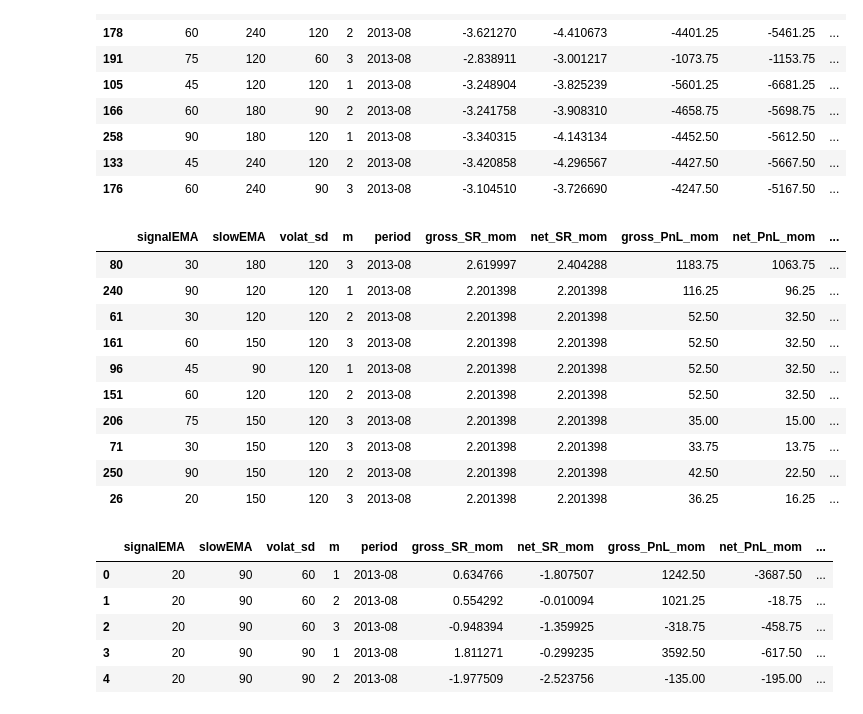
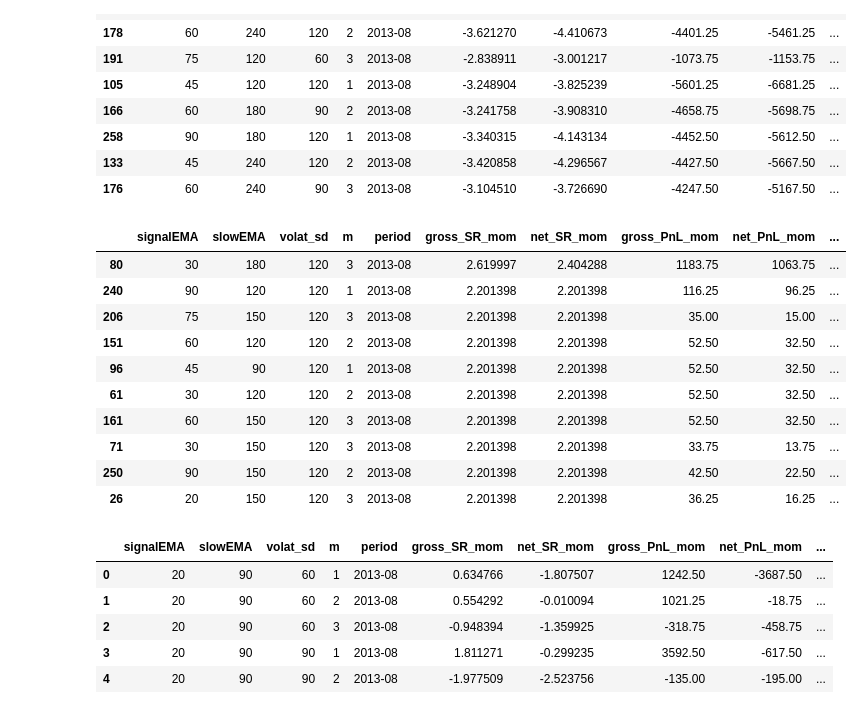
Before and after one commit to Shahahaha11/HFT-WNE, a Jupyter notebook: 07/HFD_07.ipynb, the cells around one changed output. Saved outputs shown, nothing was run; the diff lists cells and outputs as text; code cells hidden in the pictures.

```diff
--- a/07/HFD_07.ipynb
+++ b/07/HFD_07.ipynb
@@ -136,8 +131,7 @@ pos_flat = np.zeros(len(E6))
 # Of course, we also do not trade during the break (17:00-18:00)
 
 # Let's create a time mask based on the E6 index
-breaks = (E6.index.time >= pd.to_datetime("16:46").time()) & \
-          (E6.index.time <= pd.to_datetime("18:15").time())
+breaks = (E6.index.time >= pd.to_datetime("16:46").time()) & (E6.index.time <= pd.to_datetime("18:15").time())
 
 # Assign 1 to pos_flat where the breaks mask is True
 pos_flat[breaks] = 1
@@ -488,18 +476,16 @@ summary_all_breakout.sort_values(by = 'net_SR_mr',
 | 176 | 60 | 240 | 90 | 3 | 2013-08 | -3.104510 | -3.726690 | -4247.50 | -5167.50 | ... |
 # %%
 # the same for momentum
-
-summary_all_breakout.sort_values(by = 'net_SR_mom',
-                                 ascending = False).head(10)
+summary_all_breakout.sort_values(by = 'net_SR_mom', ascending = False).head(10)
 # %% [output]
 |  | signalEMA | slowEMA | volat_sd | m | period | gross_SR_mom | net_SR_mom | gross_PnL_mom | net_PnL_mom | ... |
 | 80 | 30 | 180 | 120 | 3 | 2013-08 | 2.619997 | 2.404288 | 1183.75 | 1063.75 | ... |
 | 240 | 90 | 120 | 120 | 1 | 2013-08 | 2.201398 | 2.201398 | 116.25 | 96.25 | ... |
+| 206 | 75 | 150 | 120 | 3 | 2013-08 | 2.201398 | 2.201398 | 35.00 | 15.00 | ... |
+| 151 | 60 | 120 | 120 | 2 | 2013-08 | 2.201398 | 2.201398 | 52.50 | 32.50 | ... |
+| 96 | 45 | 90 | 120 | 1 | 2013-08 | 2.201398 | 2.201398 | 52.50 | 32.50 | ... |
 | 61 | 30 | 120 | 120 | 2 | 2013-08 | 2.201398 | 2.201398 | 52.50 | 32.50 | ... |
 | 161 | 60 | 150 | 120 | 3 | 2013-08 | 2.201398 | 2.201398 | 52.50 | 32.50 | ... |
-| 96 | 45 | 90 | 120 | 1 | 2013-08 | 2.201398 | 2.201398 | 52.50 | 32.50 | ... |
-| 151 | 60 | 120 | 120 | 2 | 2013-08 | 2.201398 | 2.201398 | 52.50 | 32.50 | ... |
-| 206 | 75 | 150 | 120 | 3 | 2013-08 | 2.201398 | 2.201398 | 35.00 | 15.00 | ... |
 | 71 | 30 | 150 | 120 | 3 | 2013-08 | 2.201398 | 2.201398 | 33.75 | 13.75 | ... |
 | 250 | 90 | 150 | 120 | 2 | 2013-08 | 2.201398 | 2.201398 | 42.50 | 22.50 | ... |
 | 26 | 20 | 150 | 120 | 3 | 2013-08 | 2.201398 | 2.201398 | 36.25 | 16.25 | ... |
```
Also changed, not shown: parts of 57 cells of this notebook, 23 other files.
